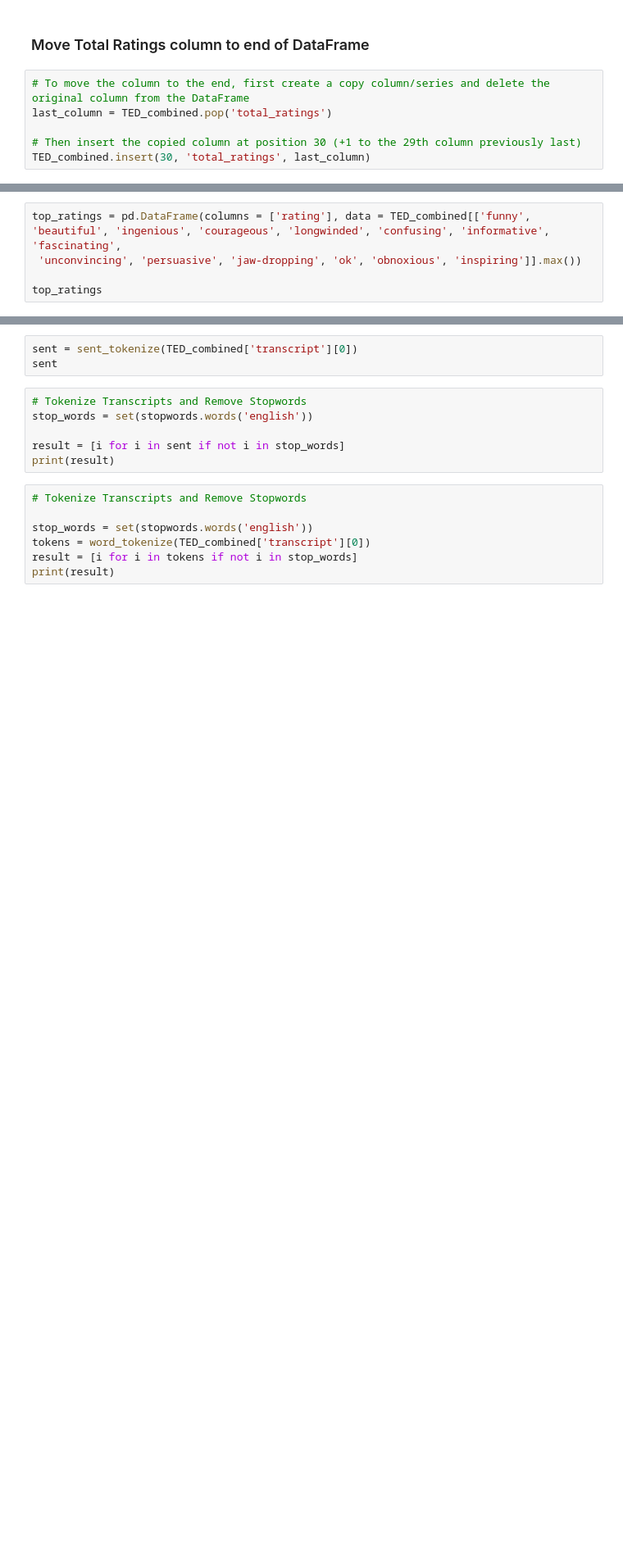
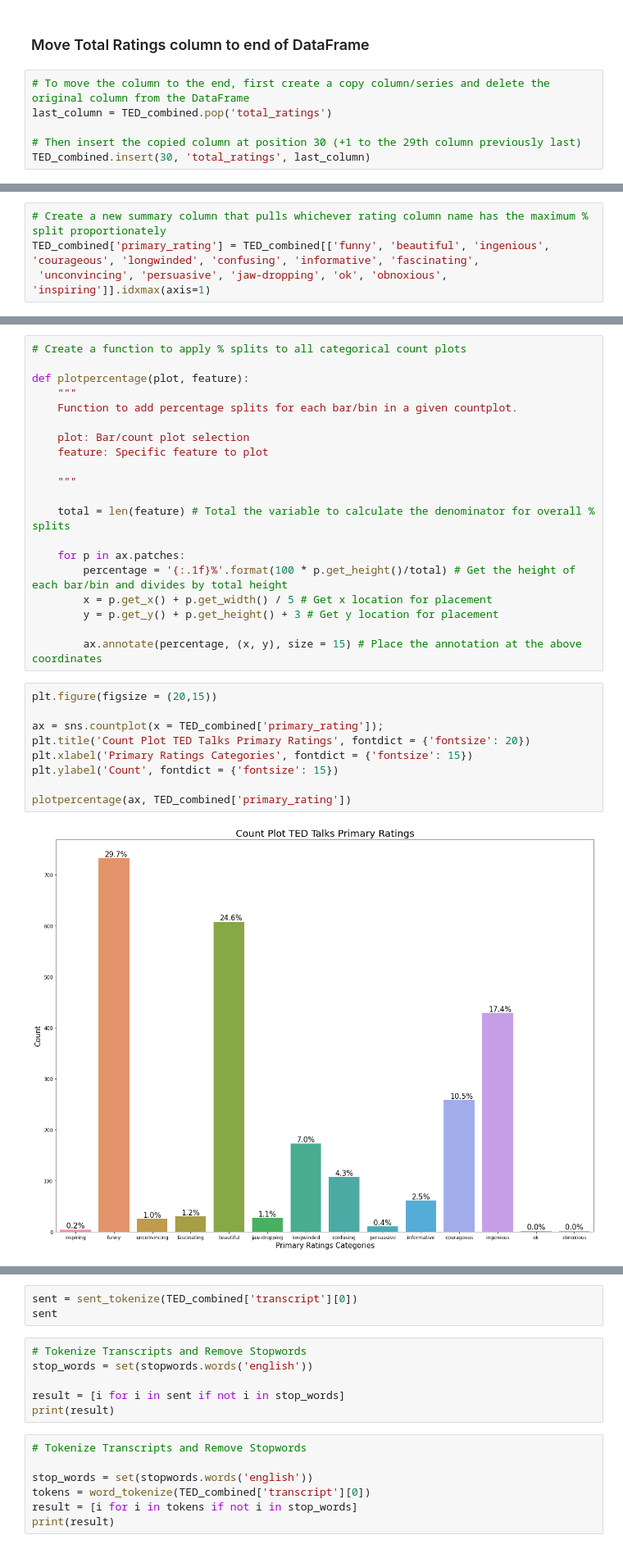
Before and after one commit to smeydell/Ted-Talk-NLP-Classification, a Jupyter notebook: Text NLP & Classification - Ted Talks.ipynb, the cells around one changed output, grey strips where cells are left out. Shown: that part at 82% size. Saved outputs shown, nothing was run; the diff lists cells and outputs as text; blank space fills up the shorter version.

```diff
--- a/Text NLP & Classification - Ted Talks.ipynb
+++ b/Text NLP & Classification - Ted Talks.ipynb
@@ -770,5 +817,4 @@ unq_ratings
 # %%
-top_ratings = pd.DataFrame(columns = ['rating'], data = TED_combined[['funny', 'beautiful', 'ingenious', 'courageous', 'longwinded', 'confusing', 'informative', 'fascinating',
- 'unconvincing', 'persuasive', 'jaw-dropping', 'ok', 'obnoxious', 'inspiring']].max())
-
-top_ratings
+# Create a new summary column that pulls whichever rating column name has the maximum % split proportionately
+TED_combined['primary_rating'] = TED_combined[['funny', 'beautiful', 'ingenious', 'courageous', 'longwinded', 'confusing', 'informative', 'fascinating',
+ 'unconvincing', 'persuasive', 'jaw-dropping', 'ok', 'obnoxious', 'inspiring']].idxmax(axis=1)
@@ -832,0 +955,31 @@ KeyError: "['rating'] not in index"
+# %%
+# Create a function to apply % splits to all categorical count plots
+
+def plotpercentage(plot, feature):
+    """
+    Function to add percentage splits for each bar/bin in a given countplot.
+
+    plot: Bar/count plot selection
+    feature: Specific feature to plot
+
+    """
+
+    total = len(feature) # Total the variable to calculate the denominator for overall % splits
+
+    for p in ax.patches:
+        percentage = '{:.1f}%'.format(100 * p.get_height()/total) # Get the height of each bar/bin and divides by total height
+        x = p.get_x() + p.get_width() / 5 # Get x location for placement
+        y = p.get_y() + p.get_height() + 3 # Get y location for placement
+
+        ax.annotate(percentage, (x, y), size = 15) # Place the annotation at the above coordinates
+# %%
+plt.figure(figsize = (20,15))
+
+ax = sns.countplot(x = TED_combined['primary_rating']);
+plt.title('Count Plot TED Talks Primary Ratings', fontdict = {'fontsize': 20})
+plt.xlabel('Primary Ratings Categories', fontdict = {'fontsize': 15})
+plt.ylabel('Count', fontdict = {'fontsize': 15})
+
+plotpercentage(ax, TED_combined['primary_rating'])
+# %% [output]
+[figure, added]
```
Also changed, not shown: parts of 29 cells of this notebook.
